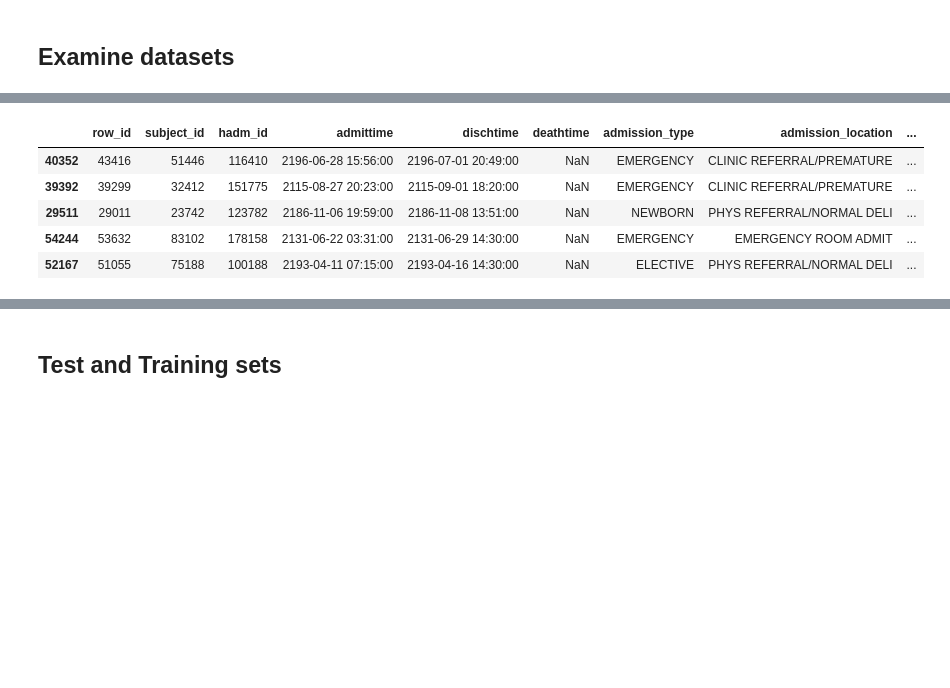
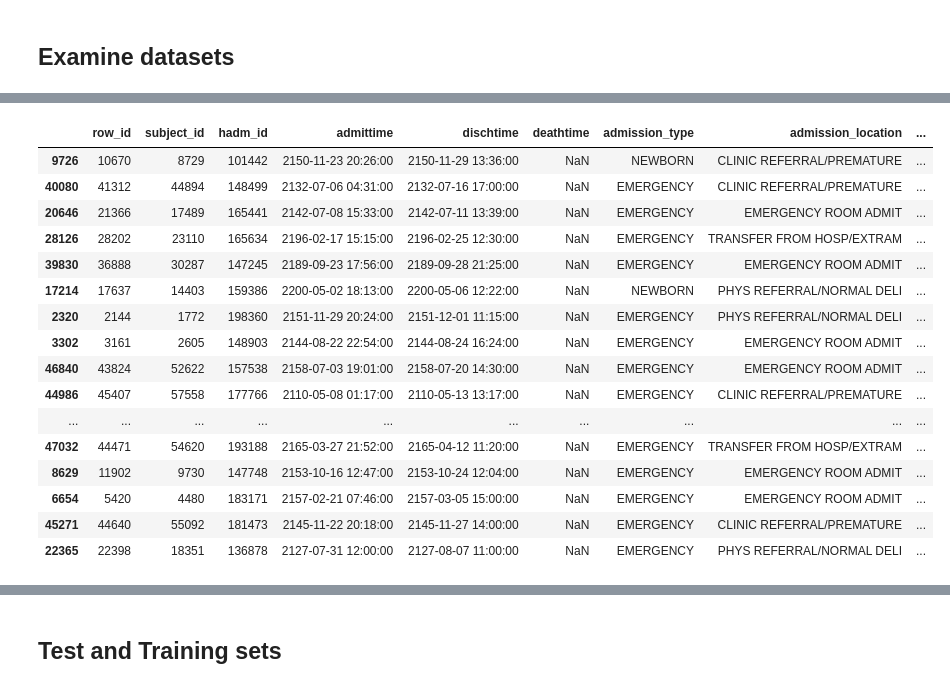
Before and after one commit to TCSS-555-Machine-Learning/Project-2-Length-Of-Stay, a Jupyter notebook: phase 1/PreProcess.ipynb, the cells around one changed output, grey strips where cells are left out. Cells and saved outputs as stored; diff of their text form; code cells hidden in the pictures; blank space fills up the shorter version.

```diff
--- a/phase 1/PreProcess.ipynb
+++ b/phase 1/PreProcess.ipynb
@@ -258,10 +307,21 @@ dataLos.sample(n=5)
 # %%
-dataAdm.sample(n=5)
+dataAdm.sample(n=20)
 # %% [output]
 |  | row_id | subject_id | hadm_id | admittime | dischtime | deathtime | admission_type | admission_location | ... |
-| 40352 | 43416 | 51446 | 116410 | 2196-06-28 15:56:00 | 2196-07-01 20:49:00 | NaN | EMERGENCY | CLINIC REFERRAL/PREMATURE | ... |
-| 39392 | 39299 | 32412 | 151775 | 2115-08-27 20:23:00 | 2115-09-01 18:20:00 | NaN | EMERGENCY | CLINIC REFERRAL/PREMATURE | ... |
-| 29511 | 29011 | 23742 | 123782 | 2186-11-06 19:59:00 | 2186-11-08 13:51:00 | NaN | NEWBORN | PHYS REFERRAL/NORMAL DELI | ... |
-| 54244 | 53632 | 83102 | 178158 | 2131-06-22 03:31:00 | 2131-06-29 14:30:00 | NaN | EMERGENCY | EMERGENCY ROOM ADMIT | ... |
-| 52167 | 51055 | 75188 | 100188 | 2193-04-11 07:15:00 | 2193-04-16 14:30:00 | NaN | ELECTIVE | PHYS REFERRAL/NORMAL DELI | ... |
+| 9726 | 10670 | 8729 | 101442 | 2150-11-23 20:26:00 | 2150-11-29 13:36:00 | NaN | NEWBORN | CLINIC REFERRAL/PREMATURE | ... |
+| 40080 | 41312 | 44894 | 148499 | 2132-07-06 04:31:00 | 2132-07-16 17:00:00 | NaN | EMERGENCY | CLINIC REFERRAL/PREMATURE | ... |
+| 20646 | 21366 | 17489 | 165441 | 2142-07-08 15:33:00 | 2142-07-11 13:39:00 | NaN | EMERGENCY | EMERGENCY ROOM ADMIT | ... |
+| 28126 | 28202 | 23110 | 165634 | 2196-02-17 15:15:00 | 2196-02-25 12:30:00 | NaN | EMERGENCY | TRANSFER FROM HOSP/EXTRAM | ... |
+| 39830 | 36888 | 30287 | 147245 | 2189-09-23 17:56:00 | 2189-09-28 21:25:00 | NaN | EMERGENCY | EMERGENCY ROOM ADMIT | ... |
+| 17214 | 17637 | 14403 | 159386 | 2200-05-02 18:13:00 | 2200-05-06 12:22:00 | NaN | NEWBORN | PHYS REFERRAL/NORMAL DELI | ... |
+| 2320 | 2144 | 1772 | 198360 | 2151-11-29 20:24:00 | 2151-12-01 11:15:00 | NaN | EMERGENCY | PHYS REFERRAL/NORMAL DELI | ... |
+| 3302 | 3161 | 2605 | 148903 | 2144-08-22 22:54:00 | 2144-08-24 16:24:00 | NaN | EMERGENCY | EMERGENCY ROOM ADMIT | ... |
+| 46840 | 43824 | 52622 | 157538 | 2158-07-03 19:01:00 | 2158-07-20 14:30:00 | NaN | EMERGENCY | EMERGENCY ROOM ADMIT | ... |
+| 44986 | 45407 | 57558 | 177766 | 2110-05-08 01:17:00 | 2110-05-13 13:17:00 | NaN | EMERGENCY | CLINIC REFERRAL/PREMATURE | ... |
+| ... | ... | ... | ... | ... | ... | ... | ... | ... | ... |
+| 47032 | 44471 | 54620 | 193188 | 2165-03-27 21:52:00 | 2165-04-12 11:20:00 | NaN | EMERGENCY | TRANSFER FROM HOSP/EXTRAM | ... |
+| 8629 | 11902 | 9730 | 147748 | 2153-10-16 12:47:00 | 2153-10-24 12:04:00 | NaN | EMERGENCY | EMERGENCY ROOM ADMIT | ... |
+| 6654 | 5420 | 4480 | 183171 | 2157-02-21 07:46:00 | 2157-03-05 15:00:00 | NaN | EMERGENCY | EMERGENCY ROOM ADMIT | ... |
+| 45271 | 44640 | 55092 | 181473 | 2145-11-22 20:18:00 | 2145-11-27 14:00:00 | NaN | EMERGENCY | CLINIC REFERRAL/PREMATURE | ... |
+| 22365 | 22398 | 18351 | 136878 | 2127-07-31 12:00:00 | 2127-08-07 11:00:00 | NaN | EMERGENCY | PHYS REFERRAL/NORMAL DELI | ... |
 # %%
```
Also changed, not shown: parts of 10 cells of this notebook.
